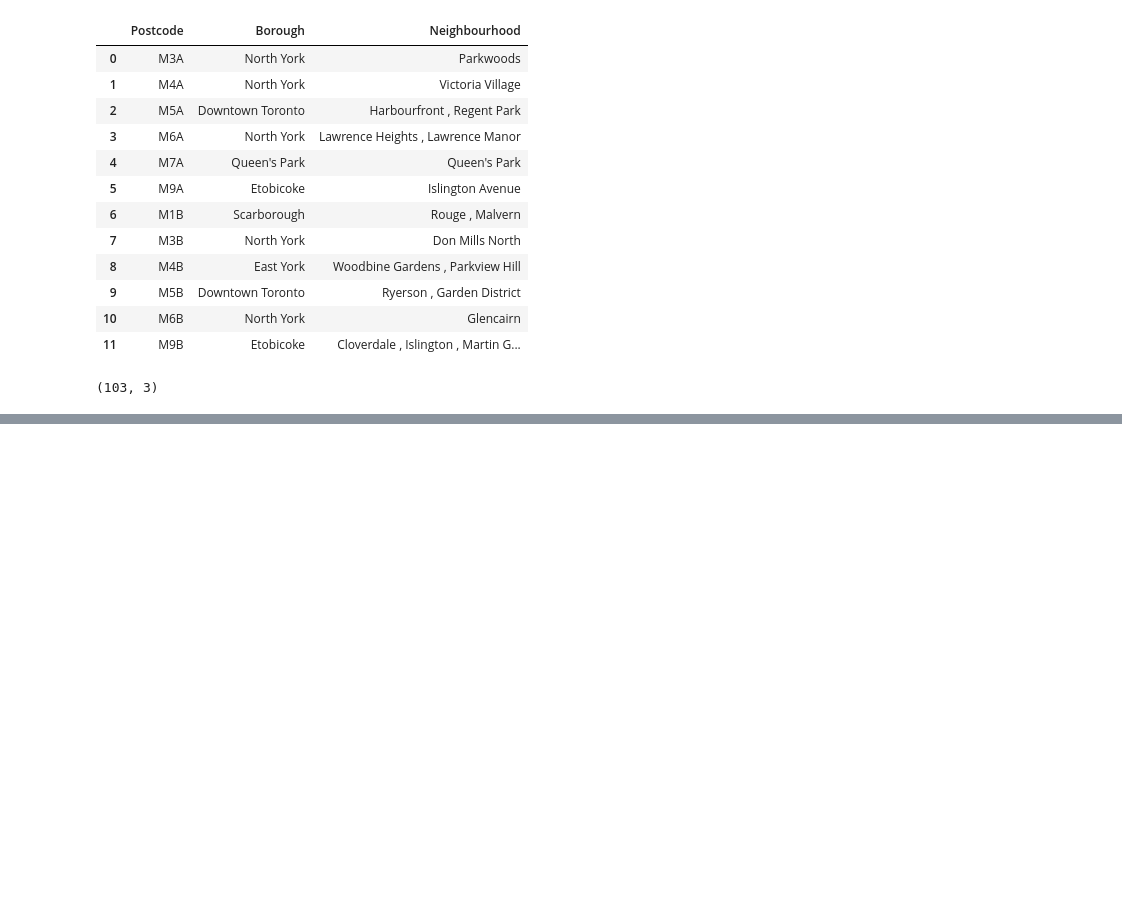
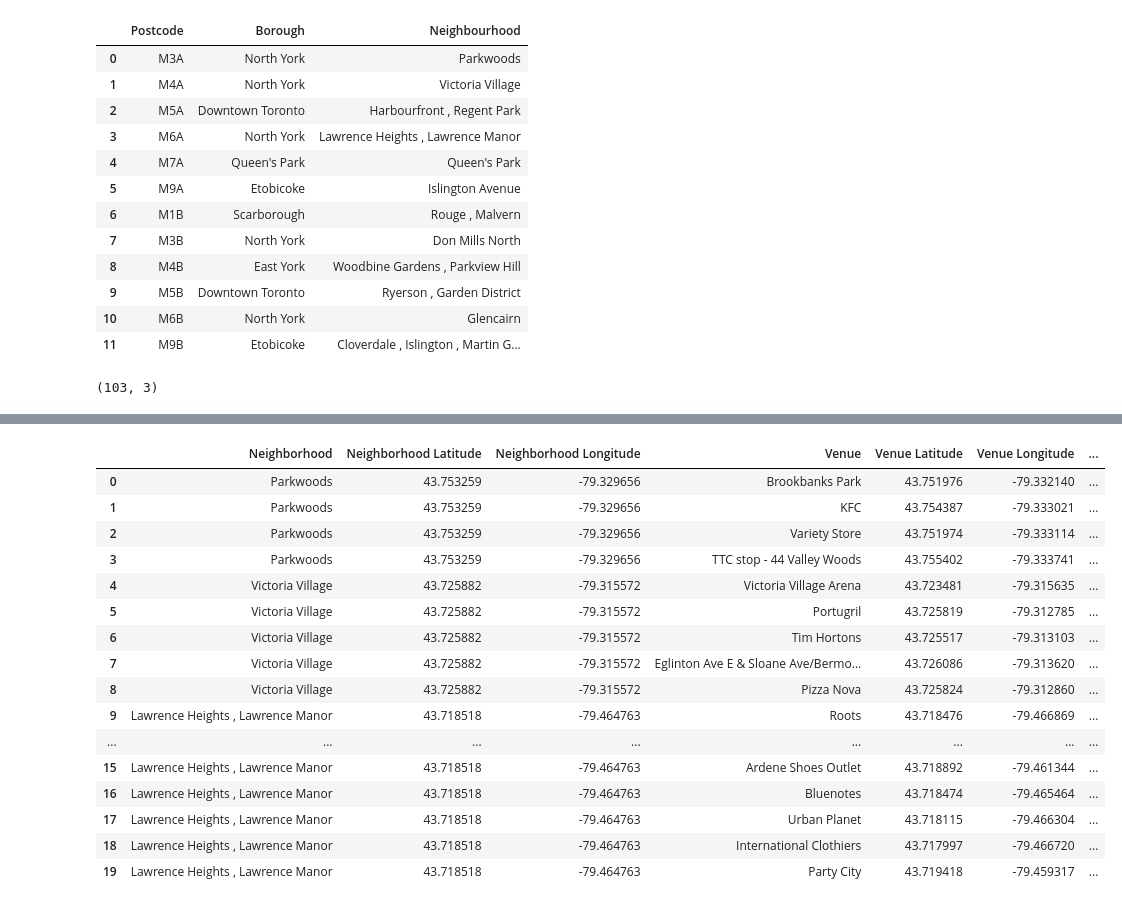
Before and after one commit to tabish87/coursera-capstone-project, a Jupyter notebook: Course 9 Assignment :Part 1 neighborhoods in Toronto.ipynb, the cells around one changed output, grey strips where cells are left out. Cells and saved outputs as stored; diff of their text form; code cells hidden in the pictures; blank space fills up the shorter version.

```diff
--- a/Course 9 Assignment :Part 1 neighborhoods in Toronto.ipynb
+++ b/Course 9 Assignment :Part 1 neighborhoods in Toronto.ipynb
@@ -235,0 +406,3 @@ CanadaM.shape
+# %%
+results = requests.get(url1).json()
+results
@@ -235,0 +427,29 @@ CanadaM.shape
+# %%
+def get_category_type(row):
+    try:
+        categories_list = row['categories']
+    except:
+        categories_list = row['venue.categories']
+
+    if len(categories_list) == 0:
+        return None
+    else:
+        return categories_list[0]['name']
+# %%
+import json # library to handle JSON files
+from pandas.io.json import json_normalize # tranform JSON file into a pandas dataframe
+
+venues = results['response']['groups'][0]['items']
+nearby_venues = json_normalize(venues) # flatten JSON
+
+# filter columns
+filtered_columns = ['venue.name', 'venue.categories', 'venue.location.lat', 'venue.location.lng']
+nearby_venues =nearby_venues.loc[1:, filtered_columns]
+
+# filter the category for each row
+nearby_venues['venue.categories'] = nearby_venues.apply(get_category_type, axis=1)
+
+# clean columns
+nearby_venues.columns = [col.split(".")[-1] for col in nearby_venues.columns]
+
+nearby_venues.head(15)
@@ -235,0 +517,4 @@ CanadaM.shape
+# %%
+North_York_1_venues = getNearbyVenues(names=North_York_1['Neighbourhood'],
+                                   latitudes=North_York_1['Latitude'],
+                                   longitudes=North_York_1['Longitude'])
@@ -235,0 +539,20 @@ CanadaM.shape
+# %%
+North_York_1_venues.head(20)
+# %% [output]
+|  | Neighborhood | Neighborhood Latitude | Neighborhood Longitude | Venue | Venue Latitude | Venue Longitude | ... |
+| 0 | Parkwoods | 43.753259 | -79.329656 | Brookbanks Park | 43.751976 | -79.332140 | ... |
+| 1 | Parkwoods | 43.753259 | -79.329656 | KFC | 43.754387 | -79.333021 | ... |
+| 2 | Parkwoods | 43.753259 | -79.329656 | Variety Store | 43.751974 | -79.333114 | ... |
+| 3 | Parkwoods | 43.753259 | -79.329656 | TTC stop - 44 Valley Woods | 43.755402 | -79.333741 | ... |
+| 4 | Victoria Village | 43.725882 | -79.315572 | Victoria Village Arena | 43.723481 | -79.315635 | ... |
+| 5 | Victoria Village | 43.725882 | -79.315572 | Portugril | 43.725819 | -79.312785 | ... |
+| 6 | Victoria Village | 43.725882 | -79.315572 | Tim Hortons | 43.725517 | -79.313103 | ... |
+| 7 | Victoria Village | 43.725882 | -79.315572 | Eglinton Ave E & Sloane Ave/Bermo... | 43.726086 | -79.313620 | ... |
+| 8 | Victoria Village | 43.725882 | -79.315572 | Pizza Nova | 43.725824 | -79.312860 | ... |
+| 9 | Lawrence Heights , Lawrence Manor | 43.718518 | -79.464763 | Roots | 43.718476 | -79.466869 | ... |
+| ... | ... | ... | ... | ... | ... | ... | ... |
+| 15 | Lawrence Heights , Lawrence Manor | 43.718518 | -79.464763 | Ardene Shoes Outlet | 43.718892 | -79.461344 | ... |
+| 16 | Lawrence Heights , Lawrence Manor | 43.718518 | -79.464763 | Bluenotes | 43.718474 | -79.465464 | ... |
+| 17 | Lawrence Heights , Lawrence Manor | 43.718518 | -79.464763 | Urban Planet | 43.718115 | -79.466304 | ... |
+| 18 | Lawrence Heights , Lawrence Manor | 43.718518 | -79.464763 | International Clothiers | 43.717997 | -79.466720 | ... |
+| 19 | Lawrence Heights , Lawrence Manor | 43.718518 | -79.464763 | Party City | 43.719418 | -79.459317 | ... |
```
Also changed, not shown: parts of 38 cells of this notebook.
